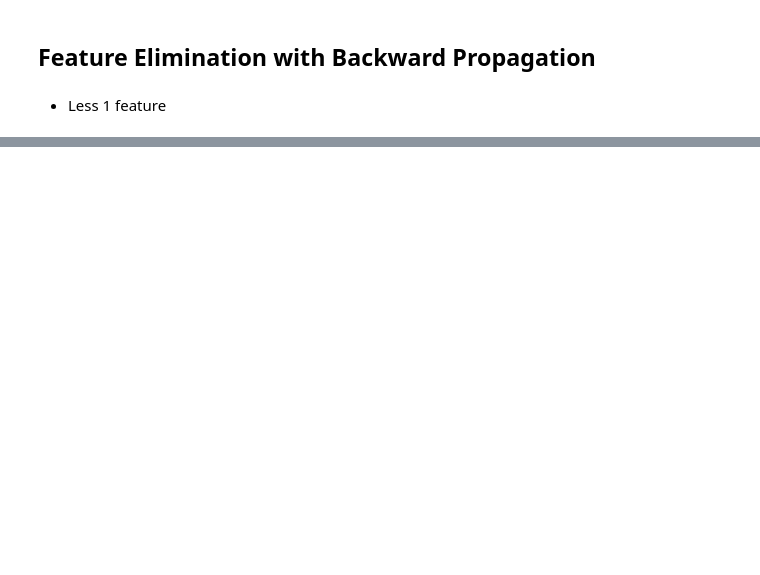
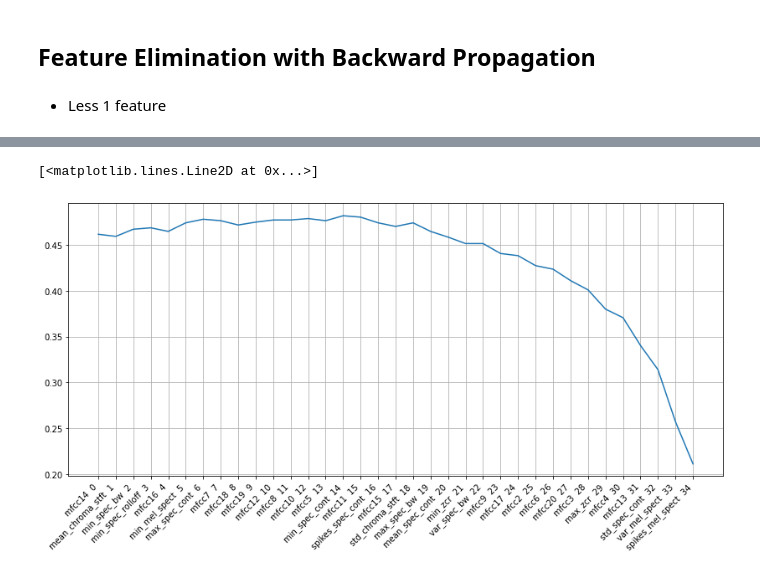
Before and after one commit to MarioCSilva/Speech_Emotion_Recognition_Thesis, a Jupyter notebook: data/3_feature_selection.ipynb, the cells around one changed output, grey strips where cells are left out. Cells and saved outputs as stored; diff of their text form; code cells hidden in the pictures; blank space fills up the shorter version.

```diff
--- a/data/3_feature_selection.ipynb
+++ b/data/3_feature_selection.ipynb
@@ -217,8 +249,7 @@ data_results
 # %% [markdown]
 - Less 1 feature
 # %%
-clf = RandomForest(random_state=1)
-sfs1 = sfs(clf, k_features=num_features-1, forward=False, cv=5, n_jobs=7)
+sfs1 = sfs(RandomForest(random_state=1, max_features=None), k_features=num_features-1, forward=False, cv=5, n_jobs=8)
 sfs1 = sfs1.fit(data, labels)
 print(sfs1.k_score_)
 feat_names = set(sfs1.k_feature_names_)
@@ -232,7 +263,10 @@ print(left_out_features)
 # %%
-sfs1 = sfs(clf, k_features=num_features-2, forward=False, cv=5, n_jobs=7)
-sfs1 = sfs1.fit(data, labels)
-print(sfs1.k_score_)
-feat_names = set(sfs1.k_feature_names_)
-left_out_features = [feat for feat in features if feat not in feat_names]
-print(left_out_features)
+feat_elim = {}
+df_train = data.copy()
+for i in range(num_features-1, 0, -1):
+    sfs1 = sfs(RandomForest(random_state=1, max_features=None), k_features=i, forward=False, cv=5, n_jobs=8)
+    sfs1 = sfs1.fit(df_train, labels)
+    feat_names = set(sfs1.k_feature_names_)
+    eliminated_f = [feat for feat in features if feat not in feat_names and feat not in feat_elim][0]
+    feat_elim[eliminated_f] = sfs1.k_score_
+    df_train.drop(eliminated_f, inplace=True, axis=1)
@@ -241,0 +273,3 @@ print(left_out_features)
+# %%
+feat_elim_df = pd.DataFrame().from_dict(feat_elim, orient="index", columns=["Accuracy"])
+print(tabulate(feat_elim_df.iloc[:10,:], headers = 'keys'))
@@ -241,0 +289,10 @@ print(left_out_features)
+# %%
+fig = plt.figure(figsize=(14,6))
+ax = plt.axes()
+plt.grid()
+plt.setp(ax.get_xticklabels(), ha="right", rotation=45)
+x_labels = [f"{feat_elim_df.index.values[i]}  {i}" for i in range(len(feat_elim_df.index.values))]
+ax.plot(x_labels, feat_elim_df['Accuracy'].values)
+# %% [output]
+[<matplotlib.lines.Line2D at 0x...>]
+[figure, added]
```
Also changed, not shown: parts of 15 cells of this notebook.
